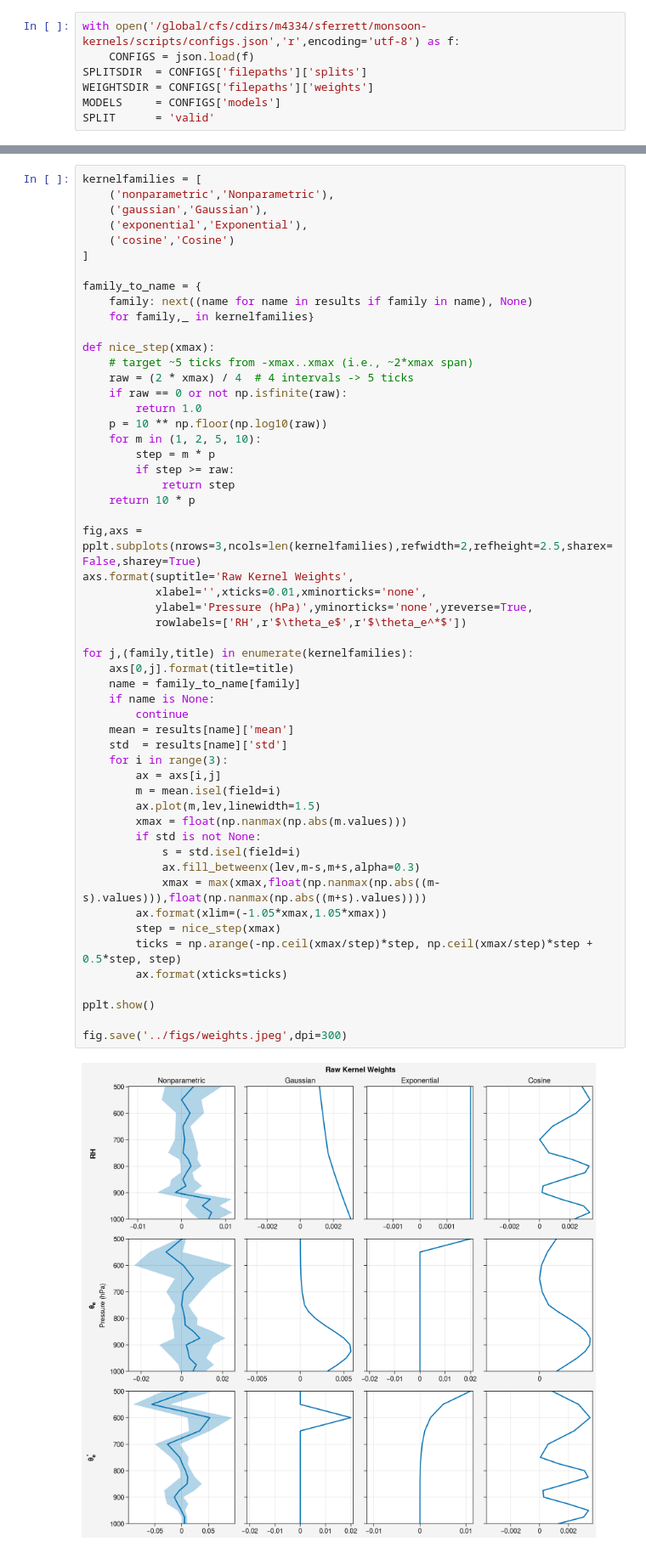
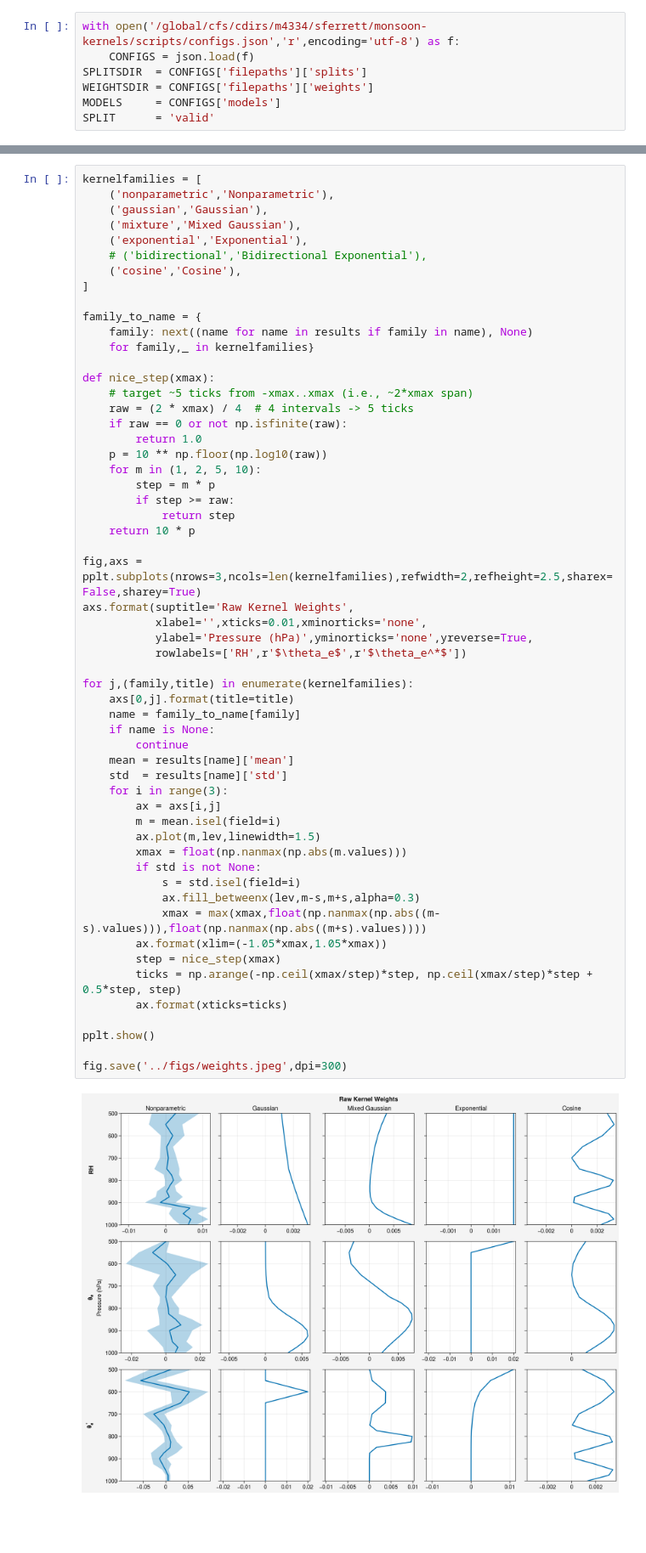
Before and after one commit to savannahferretti/monsoon-kernels, a Jupyter notebook: notebooks/weights.ipynb, the cells around one changed output, grey strips where cells are left out. Shown at 85% size. Cells and saved outputs as stored; diff of their text form; blank space fills up the shorter version.

```diff
--- a/notebooks/weights.ipynb
+++ b/notebooks/weights.ipynb
@@ -41,8 +41,10 @@ Found 4 kernel models with saved weights
 kernelfamilies = [
     ('nonparametric','Nonparametric'),
     ('gaussian','Gaussian'),
+    ('mixture','Mixed Gaussian'),
     ('exponential','Exponential'),
-    ('cosine','Cosine')
+    # ('bidirectional','Bidirectional Exponential'),
+    ('cosine','Cosine'),
 ]
 
 family_to_name = {
@@ -65,31 +67,31 @@ fig,axs = pplt.subplots(nrows=3,ncols=len(kernelfamilies),refwidth=2,refheight=2
 axs.format(suptitle='Raw Kernel Weights',
            xlabel='',xticks=0.01,xminorticks='none',
            ylabel='Pressure (hPa)',yminorticks='none',yreverse=True,
            rowlabels=['RH',r'$\theta_e$',r'$\theta_e^*$'])
 
 for j,(family,title) in enumerate(kernelfamilies):
     axs[0,j].format(title=title)
     name = family_to_name[family]
     if name is None:
         continue
     mean = results[name]['mean']
     std  = results[name]['std']
     for i in range(3):
         ax = axs[i,j]
         m = mean.isel(field=i)
         ax.plot(m,lev,linewidth=1.5)
         xmax = float(np.nanmax(np.abs(m.values)))
         if std is not None:
             s = std.isel(field=i)
             ax.fill_betweenx(lev,m-s,m+s,alpha=0.3)
             xmax = max(xmax,float(np.nanmax(np.abs((m-s).values))),float(np.nanmax(np.abs((m+s).values))))
         ax.format(xlim=(-1.05*xmax,1.05*xmax))
         step = nice_step(xmax)
         ticks = np.arange(-np.ceil(xmax/step)*step, np.ceil(xmax/step)*step + 0.5*step, step)
         ax.format(xticks=ticks)
 
 pplt.show()
 
 fig.save('../figs/weights.jpeg',dpi=300)
 # %% [output]
-[figure, old version]
+[figure, new version]
```
Also changed, not shown: parts of 1 cell of this notebook, 33 other files.
